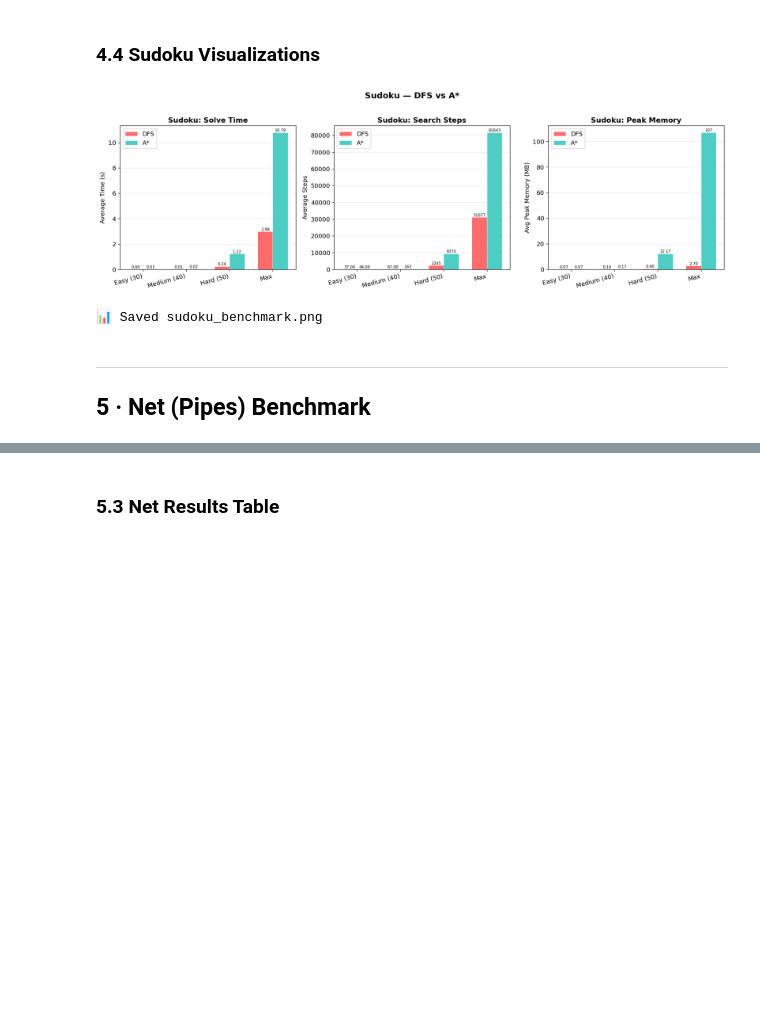
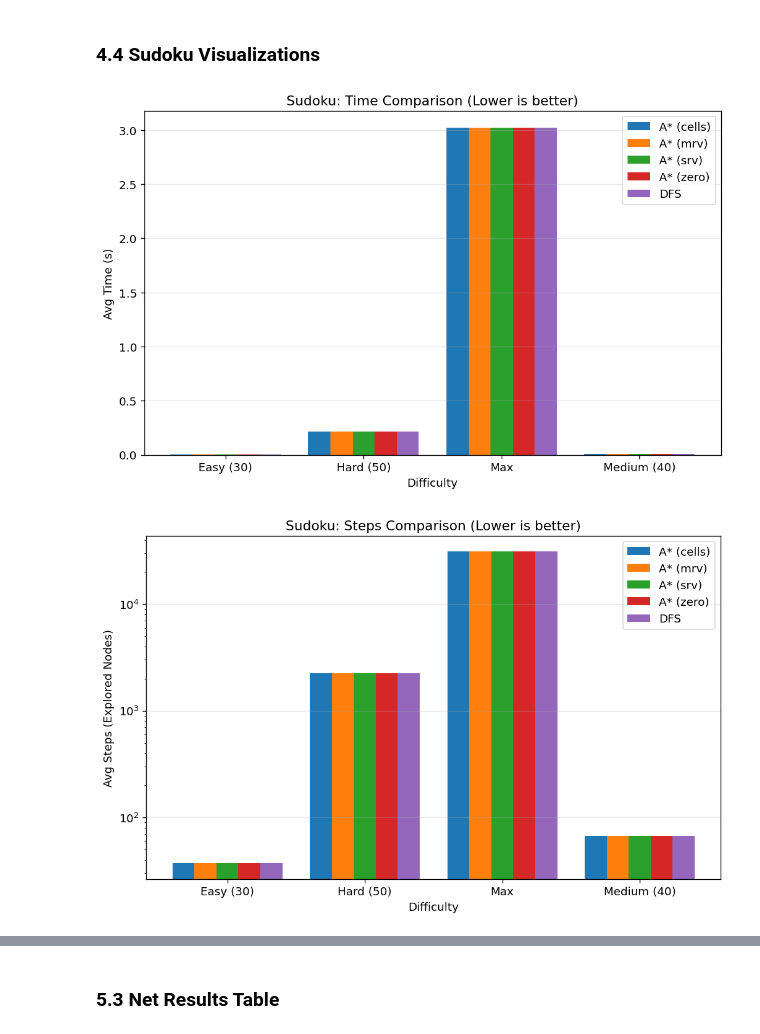
Before and after one commit to namanhishere/benchmark_IntroToAI_Assignment1, a Jupyter notebook: run.ipynb, the cells around one changed output, grey strips where cells are left out. Drawn from its saved outputs; the diff is of its cells as text; code cells hidden in the pictures; blank space fills up the shorter version.

Commit message:
add the un completed change of benchmarking multiple heuristic function

```diff
--- a/run.ipynb
+++ b/run.ipynb
@@ -140,6 +149,7 @@ def run_benchmark(algorithm, problem, timeout=TIMEOUT):
             tracemalloc.stop()
         result_dict['time_s'] = round(t1 - t0, 4)
         result_dict['error'] = str(e)
+        raise Exception(e)
 
     finally:
         signal.alarm(0)
@@ -282,53 +321,44 @@ SUDOKU BENCHMARK RESULTS  (averaged over 3 trials)
 # %% [markdown]
 ### 4.4 Sudoku Visualizations
 # %%
-fig, axes = plt.subplots(1, 3, figsize=(16, 5))
+df_plot = sudoku_summary.copy()
+algo_names = df_plot['Algorithm'].unique()
+diff_names = df_plot['Difficulty'].unique()
 
-metrics = [
-    ('Avg_Time_s',          'Average Time (s)',       'Sudoku: Solve Time'),
-    ('Avg_Steps',           'Average Steps',          'Sudoku: Search Steps'),
-    ('Avg_Peak_Memory_MB',  'Avg Peak Memory (MB)',   'Sudoku: Peak Memory'),
-]
+# Bar chart: Execution Time
+plt.figure(figsize=(10, 6))
+x = np.arange(len(diff_names))
+width = 0.8 / len(algo_names)
 
-difficulties = list(SUDOKU_LEVELS.keys())
-algo_names   = list(ALGORITHMS.keys())
-colors       = {'DFS': '#FF6B6B', 'A*': '#4ECDC4'}
-x            = np.arange(len(difficulties))
-width        = 0.35
+for i, algo in enumerate(algo_names):
+    subset = df_plot[df_plot['Algorithm'] == algo]
+    # Align with diff_names order
+    subset = subset.set_index('Difficulty').reindex(diff_names).reset_index()
+    plt.bar(x + i*width, subset['Avg_Time_s'], width, label=algo)
 
-for ax, (col, ylabel, title) in zip(axes, metrics):
-    for i, algo in enumerate(algo_names):
-        vals = []
-        for diff in difficulties:
-            row = sudoku_summary[
-                (sudoku_summary['Difficulty'] == diff) &
-                (sudoku_summary['Algorithm'] == algo)
-            ]
-            v = row[col].values[0] if len(row) > 0 else 0
-            vals.append(float(v) if pd.notna(v) else 0)
-        offset = -width/2 + i * width
-        bars = ax.bar(x + offset, vals, width, label=algo,
-                      color=colors[algo], edgecolor='white', linewidth=0.5)
-        for bar, v in zip(bars, vals):
-            if v > 0:
-                ax.text(bar.get_x() + bar.get_width()/2, bar.get_height(),
-                        f'{v:.2f}' if isinstance(v, float) and v < 100 else f'{v:.0f}',
-                        ha='center', va='bottom', fontsize=7)
-    ax.set_xticks(x)
-    ax.set_xticklabels(difficulties, rotation=15, ha='right')
-    ax.set_ylabel(ylabel)
-    ax.set_title(title, fontweight='bold')
-    ax.legend()
-    ax.grid(axis='y', alpha=0.3)
+plt.xlabel('Difficulty')
+plt.ylabel('Avg Time (s)')
+plt.title('Sudoku: Time Comparison (Lower is better)')
+plt.xticks(x + width*(len(algo_names)-1)/2, diff_names)
+plt.legend()
+plt.grid(axis='y', alpha=0.3)
+plt.show()
 
-plt.suptitle('Sudoku — DFS vs A*', fontsize=15, fontweight='bold', y=1.02)
-plt.tight_layout()
-plt.savefig('sudoku_benchmark.png', dpi=150, bbox_inches='tight')
+# Bar chart: Steps
+plt.figure(figsize=(10, 6))
+for i, algo in enumerate(algo_names):
+    subset = df_plot[df_plot['Algorithm'] == algo]
+    subset = subset.set_index('Difficulty').reindex(diff_names).reset_index()
+    plt.bar(x + i*width, subset['Avg_Steps'], width, label=algo)
+
+plt.xlabel('Difficulty')
+plt.ylabel('Avg Steps (Explored Nodes)')
+plt.title('Sudoku: Steps Comparison (Lower is better)')
+plt.xticks(x + width*(len(algo_names)-1)/2, diff_names)
+plt.legend()
+plt.grid(axis='y', alpha=0.3)
+plt.yscale('log')  # Log scale for steps often helps
 plt.show()
-print("📊 Saved sudoku_benchmark.png")
 # %% [output]
-[figure, old version]
+[figure, new version]
-📊 Saved sudoku_benchmark.png
+[figure, added]
-# %% [markdown]
----
-## 5 · Net (Pipes) Benchmark
```
Also changed, not shown: parts of 22 cells of this notebook, 2 other files.
